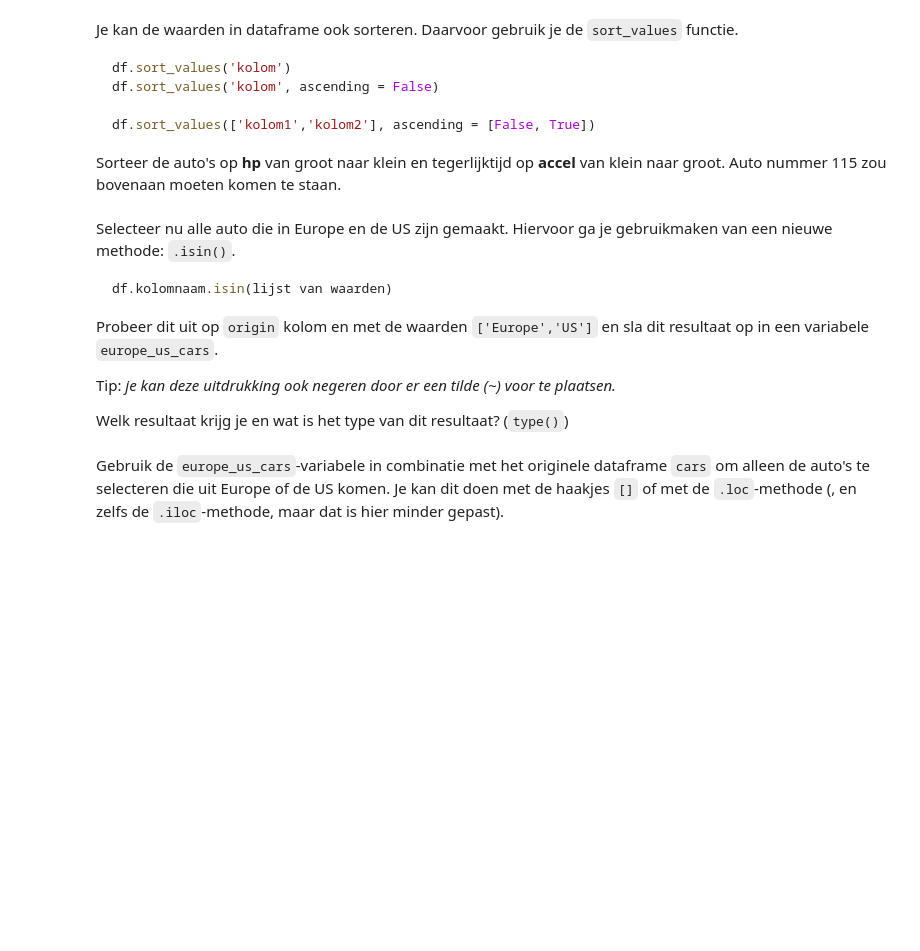
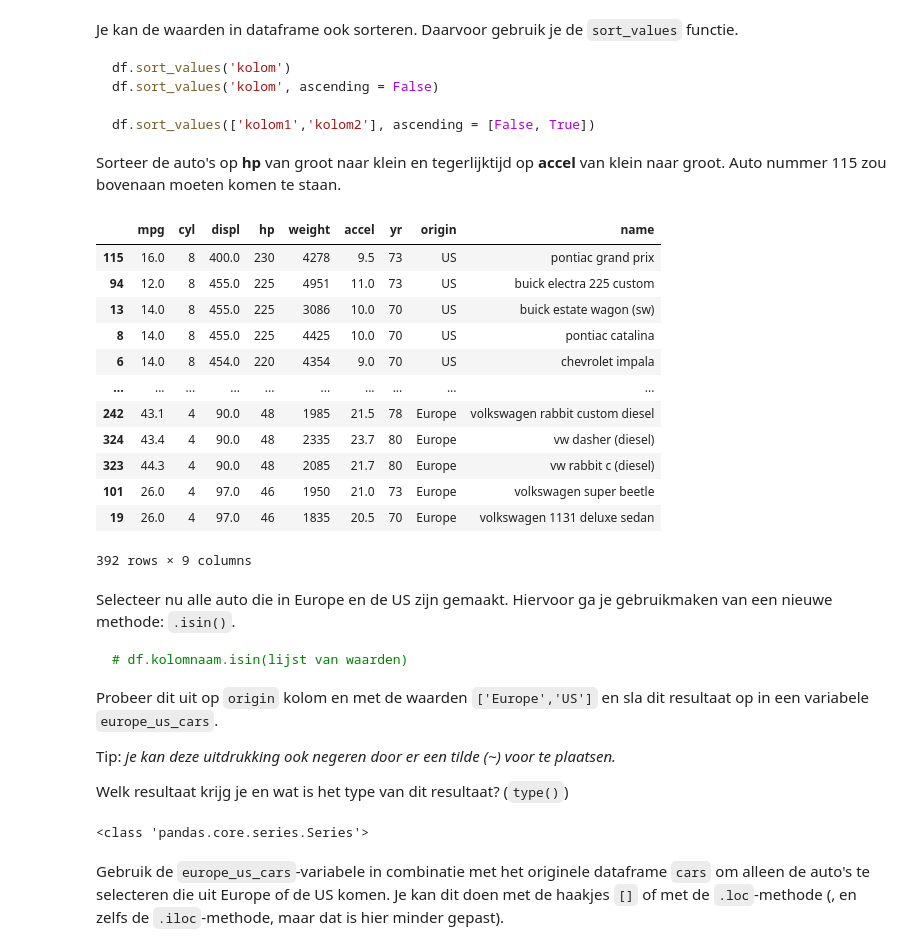
Before and after one commit to runevanbossuyt/PyCharm-Projects-DataScience1, a Jupyter notebook: W14P3/Oefenboek op Pandas Dataframe.ipynb, the cells around one changed output. Saved outputs shown, nothing was run; the diff lists cells and outputs as text; code cells hidden in the pictures; blank space fills up the shorter version.

````diff
--- a/W14P3/Oefenboek op Pandas Dataframe.ipynb
+++ b/W14P3/Oefenboek op Pandas Dataframe.ipynb
@@ -215,10 +458,26 @@ Sorteer de auto's op **hp** van groot naar klein en tegerlijktijd op **accel** v
+# %%
+display(cars.sort_values('hp', ascending=False))
+# %% [output]
+|  | mpg | cyl | displ | hp | weight | accel | yr | origin | name |
+| 115 | 16.0 | 8 | 400.0 | 230 | 4278 | 9.5 | 73 | US | pontiac grand prix |
+| 94 | 12.0 | 8 | 455.0 | 225 | 4951 | 11.0 | 73 | US | buick electra 225 custom |
+| 13 | 14.0 | 8 | 455.0 | 225 | 3086 | 10.0 | 70 | US | buick estate wagon (sw) |
+| 8 | 14.0 | 8 | 455.0 | 225 | 4425 | 10.0 | 70 | US | pontiac catalina |
+| 6 | 14.0 | 8 | 454.0 | 220 | 4354 | 9.0 | 70 | US | chevrolet impala |
+| ... | ... | ... | ... | ... | ... | ... | ... | ... | ... |
+| 242 | 43.1 | 4 | 90.0 | 48 | 1985 | 21.5 | 78 | Europe | volkswagen rabbit custom diesel |
+| 324 | 43.4 | 4 | 90.0 | 48 | 2335 | 23.7 | 80 | Europe | vw dasher (diesel) |
+| 323 | 44.3 | 4 | 90.0 | 48 | 2085 | 21.7 | 80 | Europe | vw rabbit c (diesel) |
+| 101 | 26.0 | 4 | 97.0 | 46 | 1950 | 21.0 | 73 | Europe | volkswagen super beetle |
+| 19 | 26.0 | 4 | 97.0 | 46 | 1835 | 20.5 | 70 | Europe | volkswagen 1131 deluxe sedan |
+392 rows × 9 columns
 # %% [markdown]
 Selecteer nu alle auto die in Europe en de US zijn gemaakt. Hiervoor ga je gebruikmaken van een nieuwe methode: `.isin()`.
 
 
 
 ```python
-df.kolomnaam.isin(lijst van waarden)
+# df.kolomnaam.isin(lijst van waarden)
 ```
 Probeer dit uit op `origin` kolom en met de waarden `['Europe','US']` en sla dit resultaat op in een variabele `europe_us_cars`.
 
@@ -230,2 +487,7 @@ Welk resultaat krijg je en wat is het type van dit resultaat? (`type()`)
+# %%
+europe_us_cars = cars.origin.isin(['Europe','US'])
+print(type(europe_us_cars))
+# %% [output]
+<class 'pandas.core.series.Series'>
 # %% [markdown]
 Gebruik de `europe_us_cars`-variabele in combinatie met het originele dataframe `cars` om alleen de auto's te selecteren die uit Europe of de US komen. Je kan dit doen met de haakjes `[]` of met de `.loc`-methode (, en zelfs de `.iloc`-methode, maar dat is hier minder gepast).
````
Also changed, not shown: parts of 84 cells of this notebook, 1 other file.
